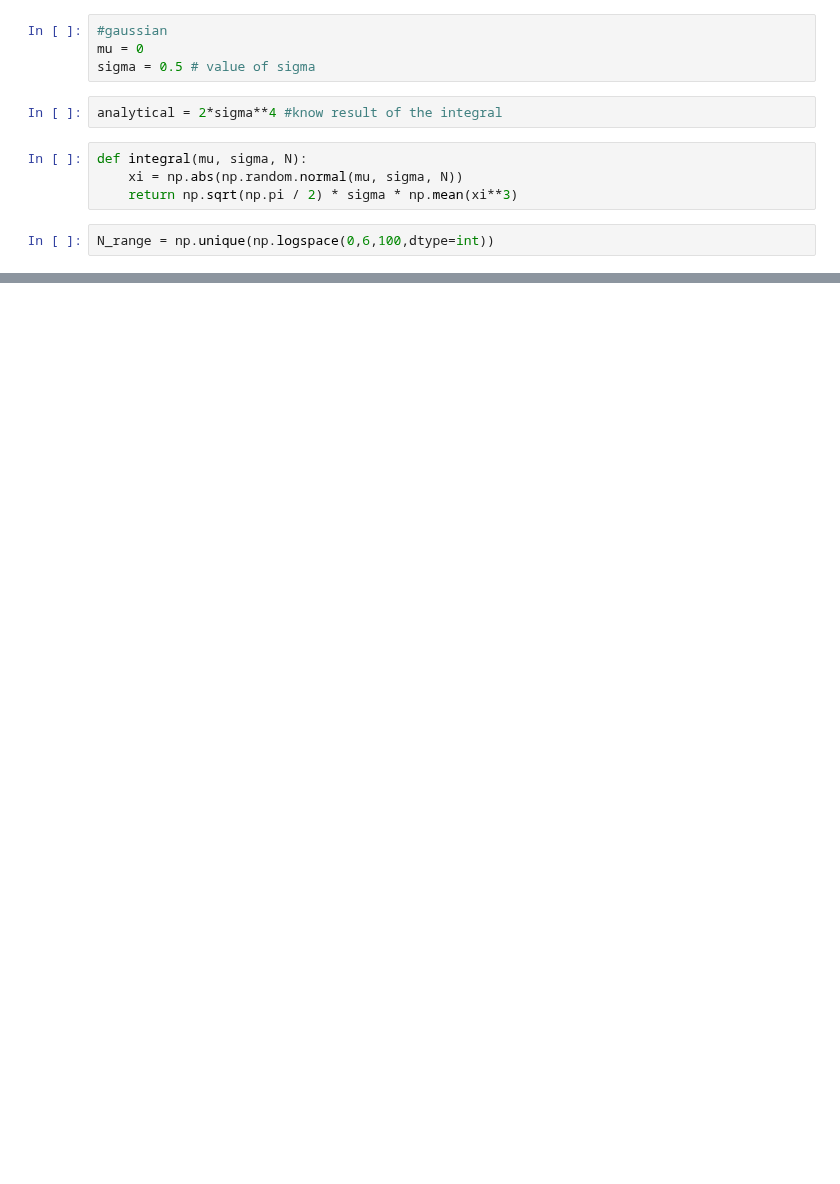
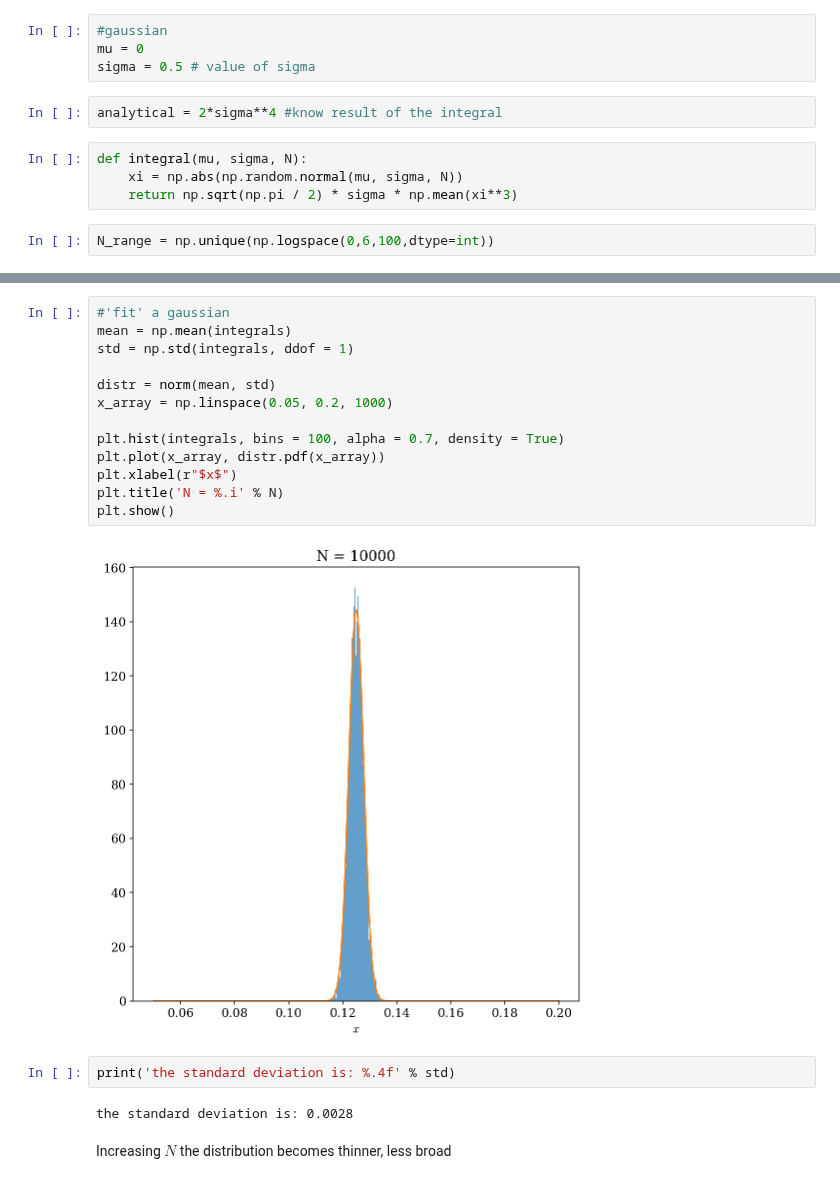
Before and after one commit to asantini29/astrostatistics_bicocca_2022, a Jupyter notebook: working/L03_Gaussian_integral.ipynb, the cells around one changed output, grey strips where cells are left out. Saved outputs shown, nothing was run; the diff lists cells and outputs as text; blank space fills up the shorter version.

```diff
--- a/working/L03_Gaussian_integral.ipynb
+++ b/working/L03_Gaussian_integral.ipynb
@@ -74,0 +84,21 @@ plt.show()
+# %%
+#'fit' a gaussian
+mean = np.mean(integrals)
+std = np.std(integrals, ddof = 1)
+
+distr = norm(mean, std)
+x_array = np.linspace(0.05, 0.2, 1000)
+
+plt.hist(integrals, bins = 100, alpha = 0.7, density = True)
+plt.plot(x_array, distr.pdf(x_array))
+plt.xlabel(r"$x$")
+plt.title('N = %.i' % N)
+plt.show()
+# %% [output]
+[figure, added]
+# %%
+print('the standard deviation is: %.4f' % std)
+# %% [output]
+the standard deviation is: 0.0028
+# %% [markdown]
+Increasing $N$ the distribution becomes thinner, less broad
```
Also changed, not shown: parts of 9 cells of this notebook, 1 other file.
